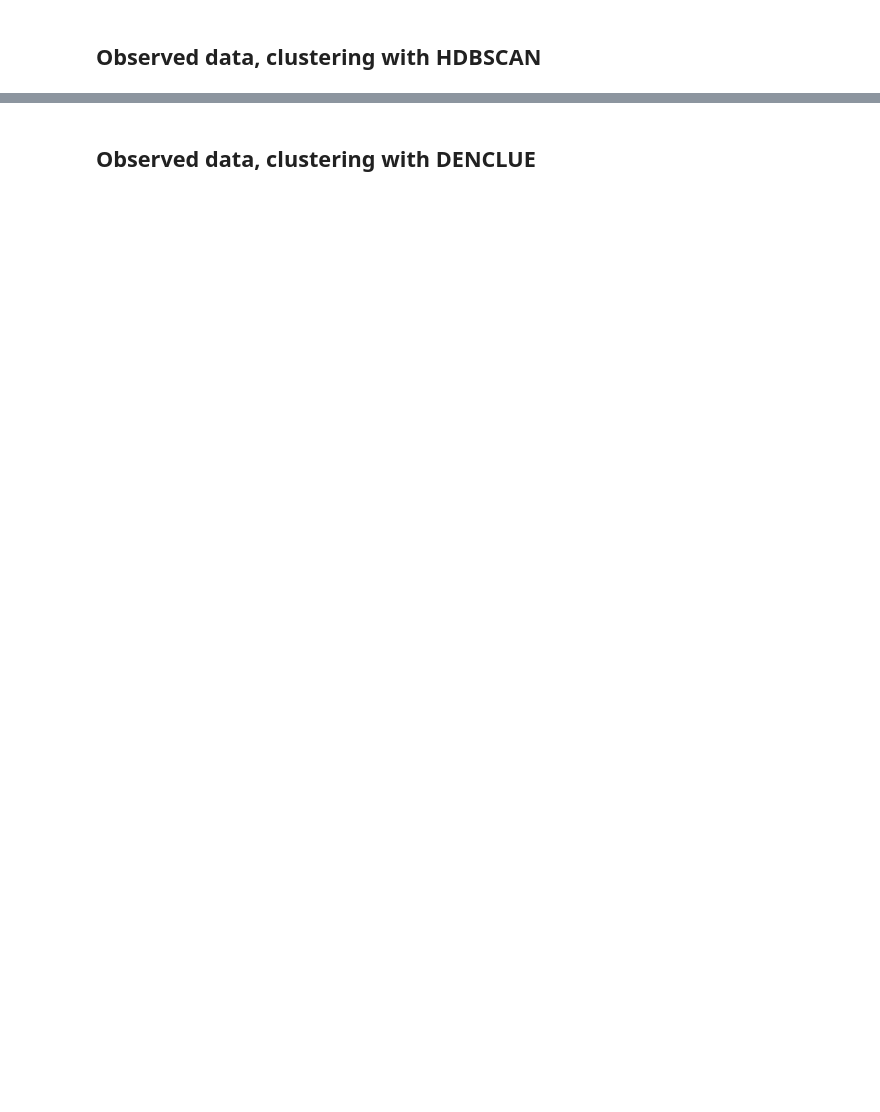
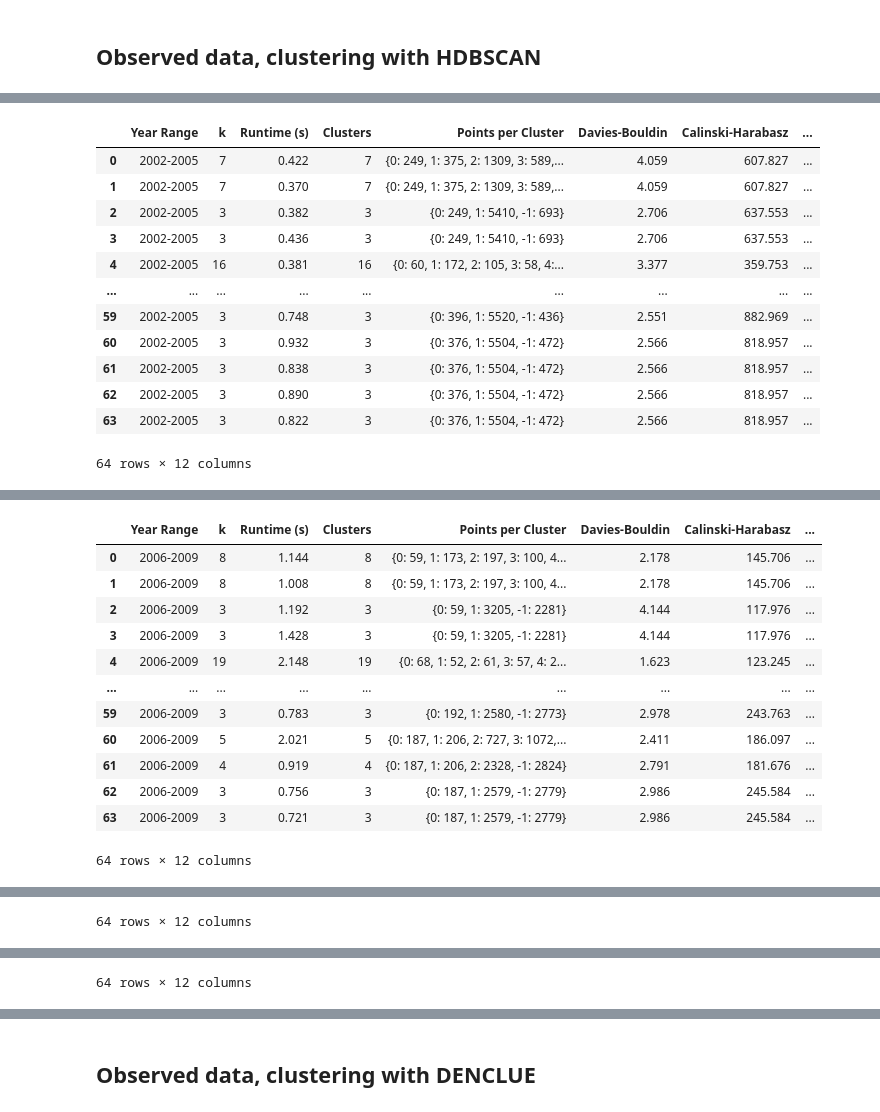
Before and after one commit to FiPf/AIUB-Backup, a Jupyter notebook: clustering/observed_main.ipynb, the cells around one changed output, grey strips where cells are left out. Cells and saved outputs as stored; diff of their text form; code cells hidden in the pictures; blank space fills up the shorter version.

```diff
--- a/clustering/observed_main.ipynb
+++ b/clustering/observed_main.ipynb
@@ -347,9 +492,11 @@ import pandas as pd
 import os
 import cluster_plotter
 from HDBSCAN import hdbscan_clustering
+from OPTICS import optics_clustering
 from cluster_plotter import ClusterPlotter
 from clustering_utils import ClusterData
 
+# Define observed files
 uncorr_obs_files = {
     year: f"ogs{year}01_12_det.ele_ucorr" if year != 2002 else f"ogs{year}08_12_det.ele_ucorr"
     for year in range(2002, 2024) if year != 2018  # Exclude 2018 if missing
@@ -363,62 +510,78 @@ standard_year_ranges["2019-2023"] = np.arange(2019, 2024)
 running_ranges = cluster_data.generate_running_year_ranges(2002, 2023, 4)
 year_ranges = standard_year_ranges
 
+# Bin the observed data
 binned_data = cluster_data.bin_observed_data(uncorr_obs_files, year_ranges, print_res=False)
-
 results_per_year_range = {}
 
+# Set directories for saving plots
 images_dir = "Images"
 os.makedirs(images_dir, exist_ok=True)
-plot_dir = os.path.join("Images", "hdbscan_observations_normal_bins")
+plot_dir = os.path.join(images_dir, "hdbscan_observations_normal_bins")
 os.makedirs(plot_dir, exist_ok=True)
 cluster_plotter.clear_directory(plot_dir)
 
+# Start clustering for each year range
 for cluster_data, year_range in binned_data:
     print(f"\nRunning HDBSCAN for Year Range: {year_range}")
 
+    # Prepare data
     data_array = np.array([cluster_data.inc, cluster_data.raan]).T
     normalized_data, data_min, data_max = normalize_data(data_array)
 
-    min_cluster_size_values = [100, 150, 180]
-    min_samples_values = [None, 5, 10]
-    cluster_selection_epsilon_values = [0.0, 0.01, 0.1]
+    # Parameter grids for HDBSCAN
+    min_cluster_size_values = [50, 100, 150, 180]
+    min_samples_values = [None, 5, 10, 15]
+    cluster_selection_epsilon_values = [0.0, 0.01, 0.1, 0.5]
 
     results = []
 
     for min_cluster_size in min_cluster_size_values:
         for min_samples in min_samples_values:
             for cluster_selection_epsilon in cluster_selection_epsilon_values:
-
                 result_hdbscan, time_hdbscan, n_clusters_hdbscan, points_per_cluster_hdbscan, metrics_hdbscan = run_clustering(
-                    hdbscan_clustering, "HDBSCAN", normalized_data, data_min, data_max, min_cluster_size = min_cluster_size, min_samples = min_samples, cluster_selection_epsilon = cluster_selection_epsilon, plot_condensed_tree=True, plot=False
+                    hdbscan_clustering, "HDBSCAN", normalized_data, data_min, data_max,
+                    min_cluster_size=min_cluster_size, min_samples=min_samples, cluster_selection_epsilon=cluster_selection_epsilon,
+                    plot_condensed_tree=True, plot=False
                 )
 
+                # Check for empty or invalid metrics
+                if isinstance(metrics_hdbscan, (list, np.ndarray)) and np.array(metrics_hdbscan).size == 0:
+                    metrics_hdbscan = [0, 0, 0, 0, 0, 0, 0]
+
+                # Unnormalize data and cluster centers
                 unnormalized_data, cluster_centers = unnormalize(
                     result_hdbscan.data, result_hdbscan.cluster_centers, data_min, data_max
                 )
+
+                # Plot the results
                 plotter = ClusterPlotter(unnormalized_data, result_hdbscan.labels, cluster_centers)
                 plot_filename = os.path.join(plot_dir, f"hdbscan_{year_range}_minclust{min_cluster_size}_minsamples{min_samples}_epsilon{cluster_selection_epsilon}.png")
                 title = f"HDBSCAN: years = {year_range}, min_cluster_size: {min_cluster_size}, min_samples: {min_samples}, epsilon: {cluster_selection_epsilon},"
                 plotter.clusters_2d_plot(title, plot_filename)
 
-                rounded_cluster_std = {key: tuple(round(val, 3) for val in value) for key, value in metrics_hdbscan[4].items()}
-                rounded_square_density = {key: round(value, 3) for key, value in metrics_hdbscan[5].items()}
-                rounded_hull_density = {key: round(value, 3) for key, value in metrics_hdbscan[6].items()}
+                # Safely handle metrics and round them
+                rounded_cluster_std = {key: tuple(round(val, 3) for val in value) for key, value in metrics_hdbscan[4].items()} if isinstance(metrics_hdbscan[4], dict) else None
+                rounded_square_density = {key: round(value, 3) for key, value in metrics_hdbscan[5].items()} if isinstance(metrics_hdbscan[5], dict) else None
+                rounded_hull_density = {key: round(value, 3) for key, value in metrics_hdbscan[6].items()} if isinstance(metrics_hdbscan[6], dict) else None
 
+                # Prepare results for this set of parameters
                 results.append({
                     "Year Range": year_range,
                     "k": n_clusters_hdbscan,
                     "Runtime (s)": f"{time_hdbscan:.3f}",
                     "Clusters": n_clusters_hdbscan,
                     "Points per Cluster": points_per_cluster_hdbscan,
-                    "Davies-Bouldin": f"{metrics_hdbscan[0]:.3f}" if metrics_hdbscan and isinstance(metrics_hdbscan[0], (int, float)) else None,
-                    "Calinski-Harabasz": f"{metrics_hdbscan[1]:.3f}" if metrics_hdbscan and isinstance(metrics_hdbscan[1], (int, float)) else None,
-                    "Dunn Index": f"{metrics_hdbscan[2]:.3f}" if metrics_hdbscan and isinstance(metrics_hdbscan[2], (int, float)) else None,
-                    "Silhouette Score": f"{metrics_hdbscan[3]:.3f}" if metrics_hdbscan and isinstance(metrics_hdbscan[3], (int, float)) else None,
-                    "Cluster Std.": rounded_cluster_std if rounded_cluster_std else None,
-                    "Square Density": rounded_square_density if rounded_square_density else None,
-                    "Hull Density": rounded_hull_density if rounded_hull_density else None
+                    "Davies-Bouldin": f"{metrics_hdbscan[0]:.3f}" if isinstance(metrics_hdbscan[0], (int, float)) else None,
+                    "Calinski-Harabasz": f"{metrics_hdbscan[1]:.3f}" if isinstance(metrics_hdbscan[1], (int, float)) else None,
+                    "Dunn Index": f"{metrics_hdbscan[2]:.3f}" if isinstance(metrics_hdbscan[2], (int, float)) else None,
+                    "Silhouette Score": f"{metrics_hdbscan[3]:.3f}" if isinstance(metrics_hdbscan[3], (int, float)) else None,
+                    "Cluster Std.": rounded_cluster_std,
+                    "Square Density": rounded_square_density,
+                    "Hull Density": rounded_hull_density
                 })
 
+    # Save results to DataFrame
     df = pd.DataFrame(results)
     display(df)
+# %% [output]
@@ -424,0 +605,13 @@ for cluster_data, year_range in binned_data:
+|  | Year Range | k | Runtime (s) | Clusters | Points per Cluster | Davies-Bouldin | Calinski-Harabasz | ... |
+| 0 | 2002-2005 | 7 | 0.422 | 7 | {0: 249, 1: 375, 2: 1309, 3: 589,... | 4.059 | 607.827 | ... |
+| 1 | 2002-2005 | 7 | 0.370 | 7 | {0: 249, 1: 375, 2: 1309, 3: 589,... | 4.059 | 607.827 | ... |
+| 2 | 2002-2005 | 3 | 0.382 | 3 | {0: 249, 1: 5410, -1: 693} | 2.706 | 637.553 | ... |
+| 3 | 2002-2005 | 3 | 0.436 | 3 | {0: 249, 1: 5410, -1: 693} | 2.706 | 637.553 | ... |
+| 4 | 2002-2005 | 16 | 0.381 | 16 | {0: 60, 1: 172, 2: 105, 3: 58, 4:... | 3.377 | 359.753 | ... |
+| ... | ... | ... | ... | ... | ... | ... | ... | ... |
+| 59 | 2002-2005 | 3 | 0.748 | 3 | {0: 396, 1: 5520, -1: 436} | 2.551 | 882.969 | ... |
+| 60 | 2002-2005 | 3 | 0.932 | 3 | {0: 376, 1: 5504, -1: 472} | 2.566 | 818.957 | ... |
+| 61 | 2002-2005 | 3 | 0.838 | 3 | {0: 376, 1: 5504, -1: 472} | 2.566 | 818.957 | ... |
+| 62 | 2002-2005 | 3 | 0.890 | 3 | {0: 376, 1: 5504, -1: 472} | 2.566 | 818.957 | ... |
+| 63 | 2002-2005 | 3 | 0.822 | 3 | {0: 376, 1: 5504, -1: 472} | 2.566 | 818.957 | ... |
+64 rows × 12 columns
@@ -424,0 +635,13 @@ for cluster_data, year_range in binned_data:
+|  | Year Range | k | Runtime (s) | Clusters | Points per Cluster | Davies-Bouldin | Calinski-Harabasz | ... |
+| 0 | 2006-2009 | 8 | 1.144 | 8 | {0: 59, 1: 173, 2: 197, 3: 100, 4... | 2.178 | 145.706 | ... |
+| 1 | 2006-2009 | 8 | 1.008 | 8 | {0: 59, 1: 173, 2: 197, 3: 100, 4... | 2.178 | 145.706 | ... |
+| 2 | 2006-2009 | 3 | 1.192 | 3 | {0: 59, 1: 3205, -1: 2281} | 4.144 | 117.976 | ... |
+| 3 | 2006-2009 | 3 | 1.428 | 3 | {0: 59, 1: 3205, -1: 2281} | 4.144 | 117.976 | ... |
+| 4 | 2006-2009 | 19 | 2.148 | 19 | {0: 68, 1: 52, 2: 61, 3: 57, 4: 2... | 1.623 | 123.245 | ... |
+| ... | ... | ... | ... | ... | ... | ... | ... | ... |
+| 59 | 2006-2009 | 3 | 0.783 | 3 | {0: 192, 1: 2580, -1: 2773} | 2.978 | 243.763 | ... |
+| 60 | 2006-2009 | 5 | 2.021 | 5 | {0: 187, 1: 206, 2: 727, 3: 1072,... | 2.411 | 186.097 | ... |
+| 61 | 2006-2009 | 4 | 0.919 | 4 | {0: 187, 1: 206, 2: 2328, -1: 2824} | 2.791 | 181.676 | ... |
+| 62 | 2006-2009 | 3 | 0.756 | 3 | {0: 187, 1: 2579, -1: 2779} | 2.986 | 245.584 | ... |
+| 63 | 2006-2009 | 3 | 0.721 | 3 | {0: 187, 1: 2579, -1: 2779} | 2.986 | 245.584 | ... |
+64 rows × 12 columns
@@ -424,0 +677 @@ for cluster_data, year_range in binned_data:
+64 rows × 12 columns
@@ -424,0 +707 @@ for cluster_data, year_range in binned_data:
+64 rows × 12 columns
```
Also changed, not shown: parts of 3 cells of this notebook, 5 other files.
